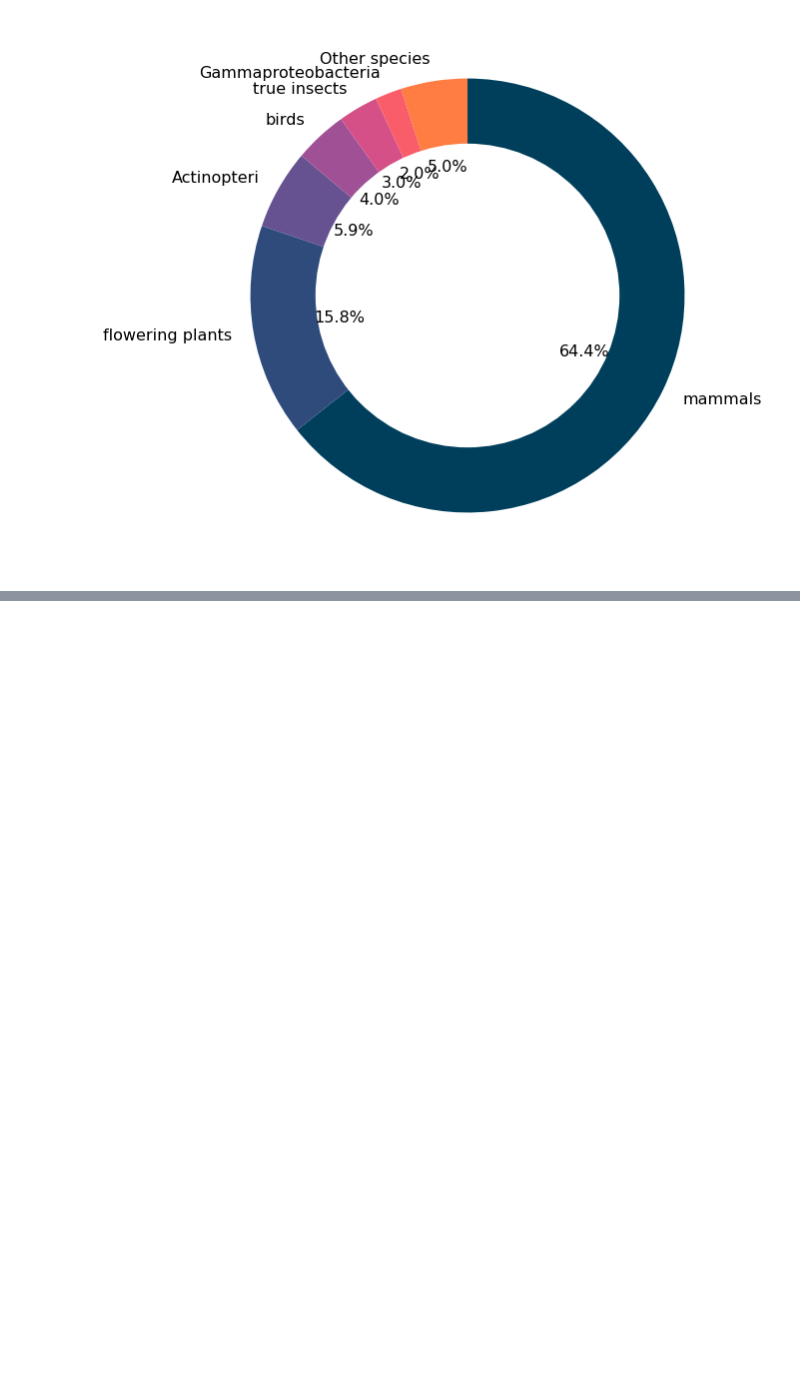
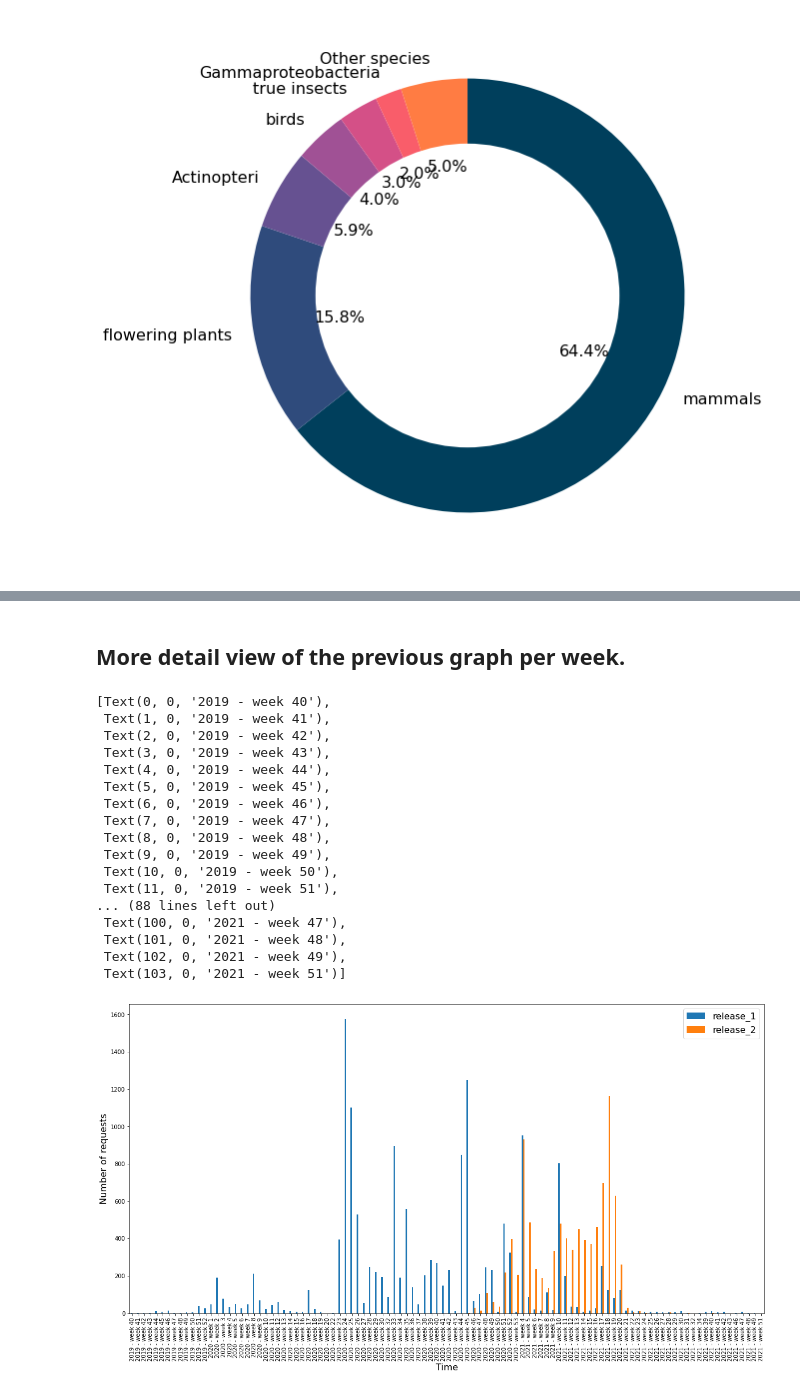
Before and after one commit to tcezard/eva-tasks, a Jupyter notebook: tasks/eva_2766/download_analysis.ipynb, the cells around one changed output, grey strips where cells are left out. Drawn from its saved outputs; the diff is of its cells as text; code cells hidden in the pictures; blank space fills up the shorter version.

```diff
--- a/tasks/eva_2766/download_analysis.ipynb
+++ b/tasks/eva_2766/download_analysis.ipynb
@@ -287,0 +290,32 @@ Text(0.5, 0, 'Time')
+# %% [markdown]
+## More detail view of the previous graph per week.
+# %%
+df2 = df[df['file_name'].str.contains('current')]
+df2 = df2[(df2['event_ts'] > datetime(year=2019, month=10, day=1)) & (df2['event_ts'] < datetime(year=2022, month=1, day=1))]
+
+df2.index = pd.to_datetime(df2['event_ts'])
+grouped_df = df2[df2['file_name'].str.contains('current')].groupby([ pd.Grouper(freq="W"), 'release']).file_size.count().unstack()
+axes = grouped_df.plot(kind='bar', y=['release_1', 'release_2'], rot=90, figsize=(20, 10), fontsize=10)
+axes.legend(prop={"size":16})
+axes.set_ylabel('Number of requests', fontdict={'fontsize':16})
+axes.set_xlabel('Time', fontdict={'fontsize':16})
+axes.set_xticklabels(grouped_df.index.map(lambda d: f'{d.isocalendar()[0]} - week {d.isocalendar()[1]}'))
+# %% [output]
+[Text(0, 0, '2019 - week 40'),
+ Text(1, 0, '2019 - week 41'),
+ Text(2, 0, '2019 - week 42'),
+ Text(3, 0, '2019 - week 43'),
+ Text(4, 0, '2019 - week 44'),
+ Text(5, 0, '2019 - week 45'),
+ Text(6, 0, '2019 - week 46'),
+ Text(7, 0, '2019 - week 47'),
+ Text(8, 0, '2019 - week 48'),
+ Text(9, 0, '2019 - week 49'),
+ Text(10, 0, '2019 - week 50'),
+ Text(11, 0, '2019 - week 51'),
+... (88 lines left out)
+ Text(100, 0, '2021 - week 47'),
+ Text(101, 0, '2021 - week 48'),
+ Text(102, 0, '2021 - week 49'),
+ Text(103, 0, '2021 - week 51')]
+[figure, added]
```
Also changed, not shown: parts of 4 cells of this notebook.
